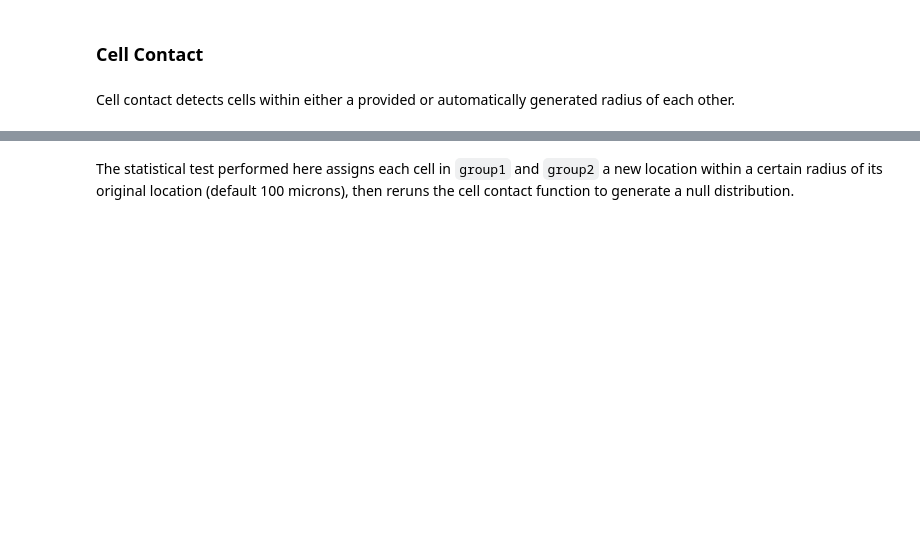
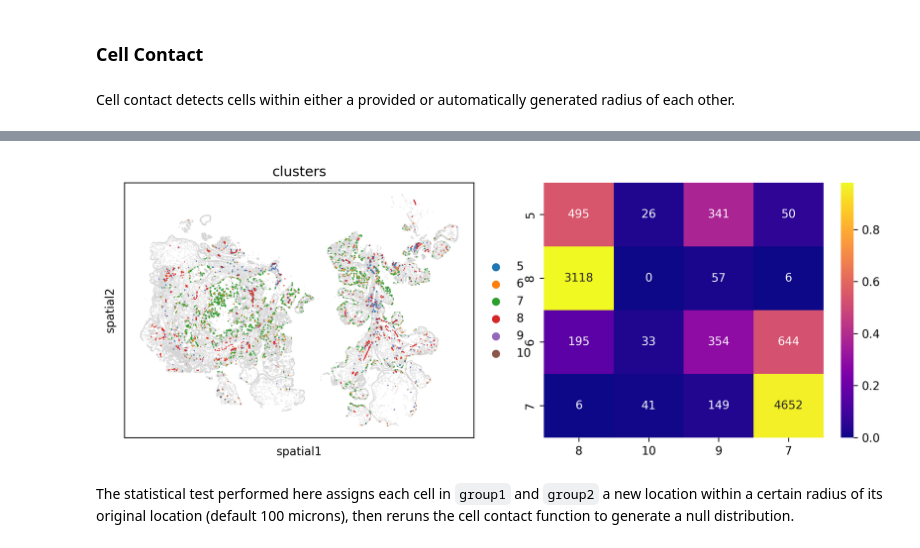
Before and after one commit to immunitastx/monkeybread, a Jupyter notebook: docs/notebooks/tutorial.ipynb, the cells around one changed output, grey strips where cells are left out. Saved outputs shown, nothing was run; the diff lists cells and outputs as text; code cells hidden in the pictures; blank space fills up the shorter version.

```diff
--- a/docs/notebooks/tutorial.ipynb
+++ b/docs/notebooks/tutorial.ipynb
@@ -156,3 +145,35 @@ mb.plot.cell_contact_heatmap(
+# %%
+group1 = list(map(str, range(5, 9)))
+group2 = list(map(str, range(7, 11)))
+
+fig, axs = plt.subplots(nrows = 1, ncols = 2, figsize = (12, 4))
+observed_contacts = mb.calc.cell_contact(
+    adata,
+    groupby = "clusters",
+    group1 = group1,
+    group2 = group2,
+    radius = 15
+)
+mb.plot.cell_contact_embedding(
+    adata,
+    observed_contacts,
+    group = "clusters",
+    ax = axs[0],
+    show = False,
+    s = 3,
+)
+mb.plot.cell_contact_heatmap(
+    adata,
+    "clusters",
+    observed_contacts,
+    ax = axs[1],
+    count_multi = True,
+    show = False
+)
+plt.gcf().set_dpi(300)
+plt.show()
+# %% [output]
+[figure, added]
 # %% [markdown]
 The statistical test performed here assigns each cell in `group1` and `group2` a new location within a certain radius of its original location (default 100 microns), then reruns the cell contact function to generate a null distribution.
 # %%
```
Also changed, not shown: parts of 15 cells of this notebook, 8 other files.
